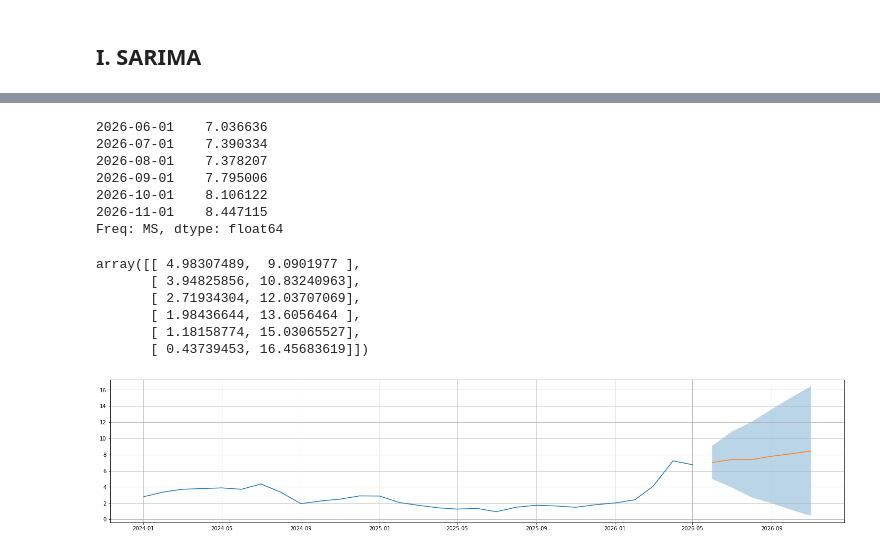
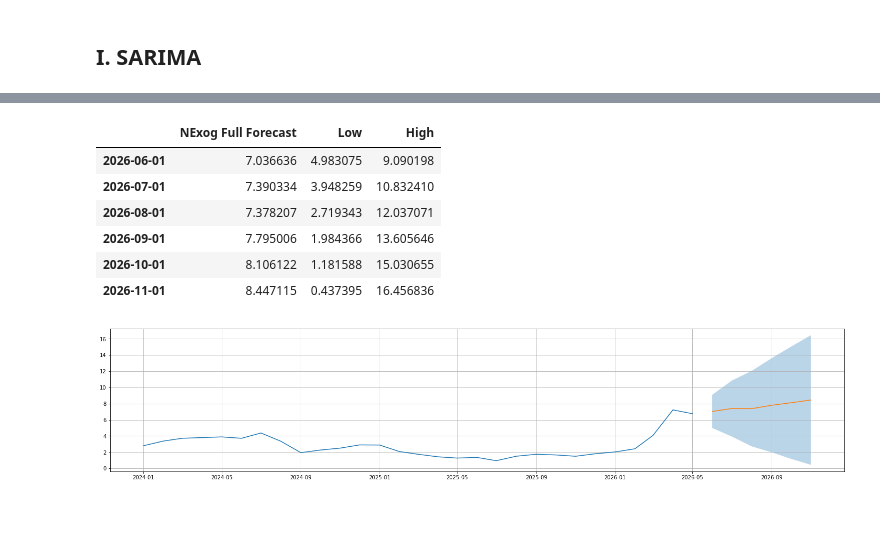
Before and after one commit to xxtofff/Inflation-Forecasting, a Jupyter notebook: notebooks/04_sarima.ipynb, the cells around one changed output, grey strips where cells are left out. Saved outputs shown, nothing was run; the diff lists cells and outputs as text; code cells hidden in the pictures; blank space fills up the shorter version.

```diff
--- a/notebooks/03_sarima.ipynb
+++ b/notebooks/04_sarima.ipynb
@@ -32,6 +68,6 @@ RMSE STD: 0.50   Seasonal Naive STD: 0.22
 # %%
-model, forecast, conf = sarimax_forecast(ts_data=inf_rate.dropna(), n_forecast=6)
-print(model.summary())
+nexog_model, nexog_forecast, nexog_conf = sarimax_forecast(ts_data=inf_rate, n_forecast=months_ahead)
+print(nexog_model.summary())
 # %% [output]
                                       SARIMAX Results
 ============================================================================================
@@ -51,24 +87,21 @@ Covariance Type:                                opg
 Warnings:
 [1] Covariance matrix calculated using the outer product of gradients (complex-step).
 # %%
-forecast
+nexog_forecast.name = 'NExog Full Forecast'
+low = pd.Series(nexog_conf[:,0], name = 'Low', index = nexog_forecast.index)
+high = pd.Series(nexog_conf[:,1], name = 'High', index = nexog_forecast.index)
+full_nexog_forecast = pd.concat([nexog_forecast, low, high], axis = 1)
+full_nexog_forecast.to_csv('..//outputs//forecasts//full_nexog_forecast.csv')
+
+full_nexog_forecast
 # %% [output]
-2026-06-01    7.036636
-2026-07-01    7.390334
-2026-08-01    7.378207
-2026-09-01    7.795006
-2026-10-01    8.106122
-2026-11-01    8.447115
-Freq: MS, dtype: float64
+|  | NExog Full Forecast | Low | High |
+| 2026-06-01 | 7.036636 | 4.983075 | 9.090198 |
+| 2026-07-01 | 7.390334 | 3.948259 | 10.832410 |
+| 2026-08-01 | 7.378207 | 2.719343 | 12.037071 |
+| 2026-09-01 | 7.795006 | 1.984366 | 13.605646 |
+| 2026-10-01 | 8.106122 | 1.181588 | 15.030655 |
+| 2026-11-01 | 8.447115 | 0.437395 | 16.456836 |
-# %%
-conf
-# %% [output]
-array([[ 4.98307489,  9.0901977 ],
-       [ 3.94825856, 10.83240963],
-       [ 2.71934304, 12.03707069],
-       [ 1.98436644, 13.6056464 ],
-       [ 1.18158774, 15.03065527],
-       [ 0.43739453, 16.45683619]])
 # %%
 plt.figure(figsize = (25, 5))
 plt.plot(inf_rate['2024':])
```
Also changed, not shown: parts of 28 cells of this notebook, 20 other files.
